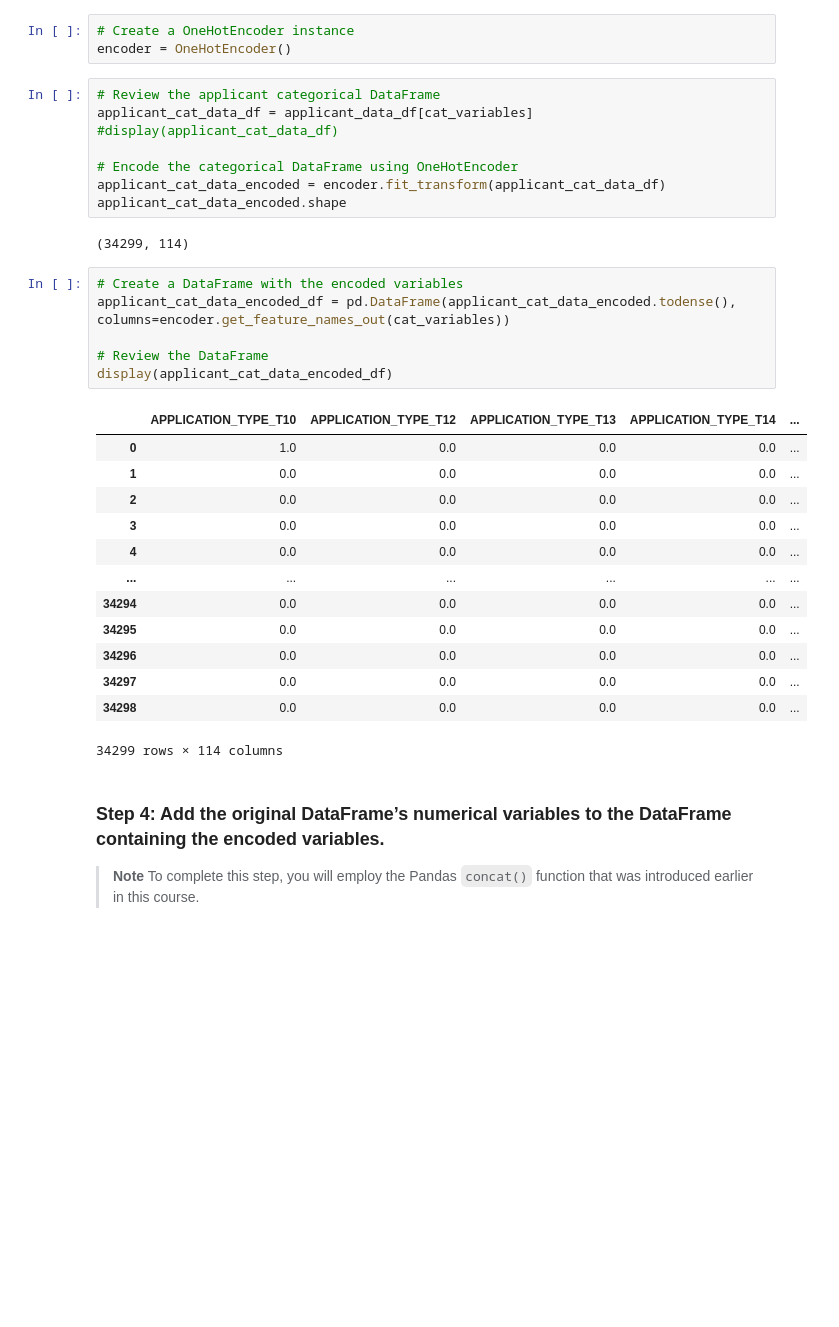
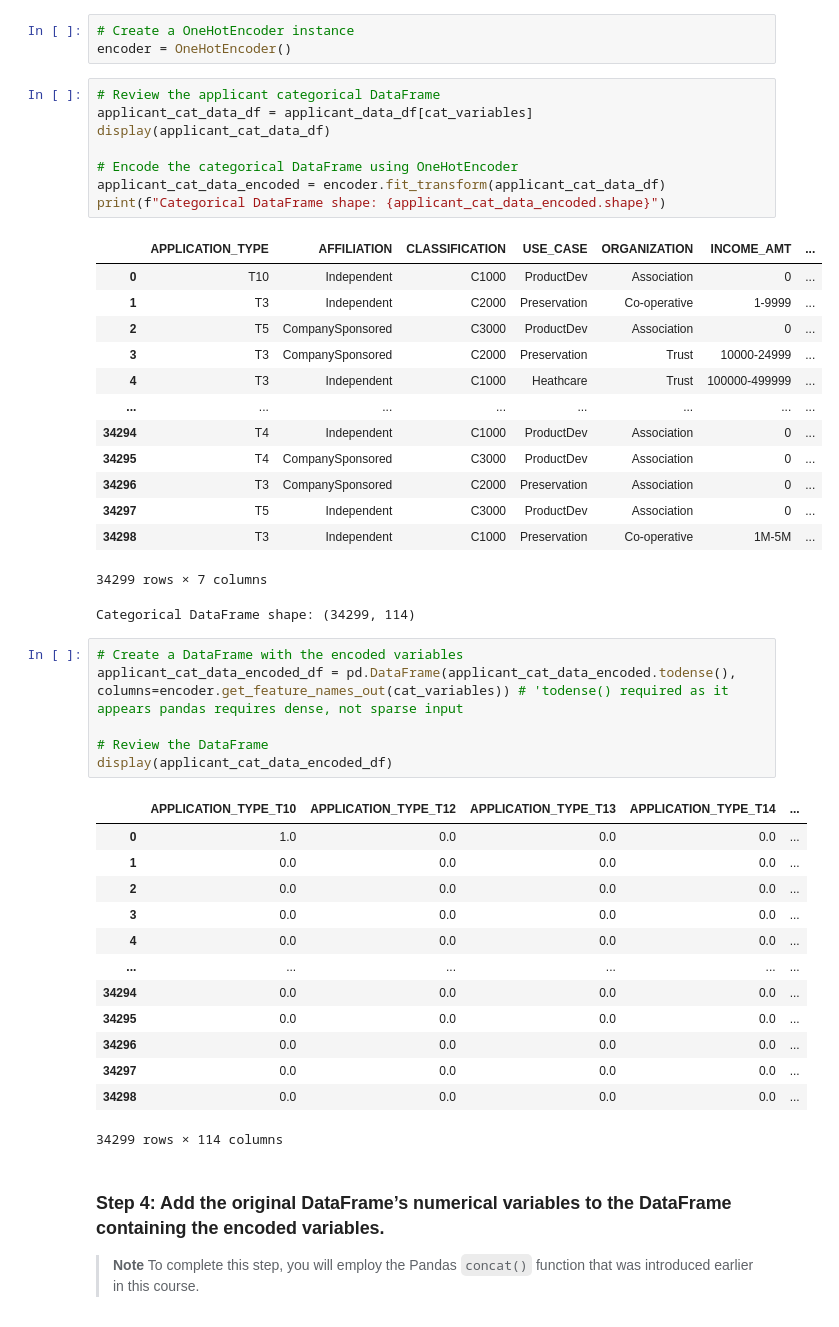
Before and after one commit to boz-tcm/neural-networks-challenge, a Jupyter notebook: venture_funding_with_deep_learning.ipynb, the cells around one changed output. Saved outputs shown, nothing was run; the diff lists cells and outputs as text; blank space fills up the shorter version.

```diff
--- a/venture_funding_with_deep_learning.ipynb
+++ b/venture_funding_with_deep_learning.ipynb
@@ -201,16 +201,29 @@ encoder = OneHotEncoder()
 # %%
 # Review the applicant categorical DataFrame
 applicant_cat_data_df = applicant_data_df[cat_variables]
-#display(applicant_cat_data_df)
+display(applicant_cat_data_df)
 
 # Encode the categorical DataFrame using OneHotEncoder
 applicant_cat_data_encoded = encoder.fit_transform(applicant_cat_data_df)
-applicant_cat_data_encoded.shape
+print(f"Categorical DataFrame shape: {applicant_cat_data_encoded.shape}")
 # %% [output]
+|  | APPLICATION_TYPE | AFFILIATION | CLASSIFICATION | USE_CASE | ORGANIZATION | INCOME_AMT | ... |
+| 0 | T10 | Independent | C1000 | ProductDev | Association | 0 | ... |
+| 1 | T3 | Independent | C2000 | Preservation | Co-operative | 1-9999 | ... |
+| 2 | T5 | CompanySponsored | C3000 | ProductDev | Association | 0 | ... |
+| 3 | T3 | CompanySponsored | C2000 | Preservation | Trust | 10000-24999 | ... |
+| 4 | T3 | Independent | C1000 | Heathcare | Trust | 100000-499999 | ... |
+| ... | ... | ... | ... | ... | ... | ... | ... |
+| 34294 | T4 | Independent | C1000 | ProductDev | Association | 0 | ... |
+| 34295 | T4 | CompanySponsored | C3000 | ProductDev | Association | 0 | ... |
+| 34296 | T3 | CompanySponsored | C2000 | Preservation | Association | 0 | ... |
+| 34297 | T5 | Independent | C3000 | ProductDev | Association | 0 | ... |
+| 34298 | T3 | Independent | C1000 | Preservation | Co-operative | 1M-5M | ... |
-(34299, 114)
+34299 rows × 7 columns
+Categorical DataFrame shape: (34299, 114)
 # %%
 # Create a DataFrame with the encoded variables
-applicant_cat_data_encoded_df = pd.DataFrame(applicant_cat_data_encoded.todense(), columns=encoder.get_feature_names_out(cat_variables))
+applicant_cat_data_encoded_df = pd.DataFrame(applicant_cat_data_encoded.todense(), columns=encoder.get_feature_names_out(cat_variables)) # 'todense() required as it appears pandas requires dense, not sparse input
 
 # Review the DataFrame
 display(applicant_cat_data_encoded_df)
```
Also changed, not shown: parts of 10 cells of this notebook, 1 other file.
